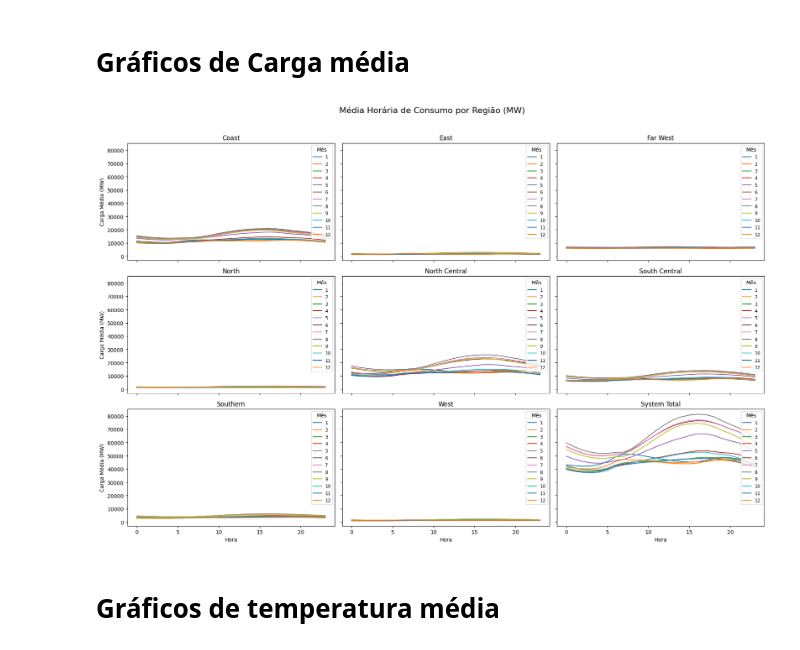
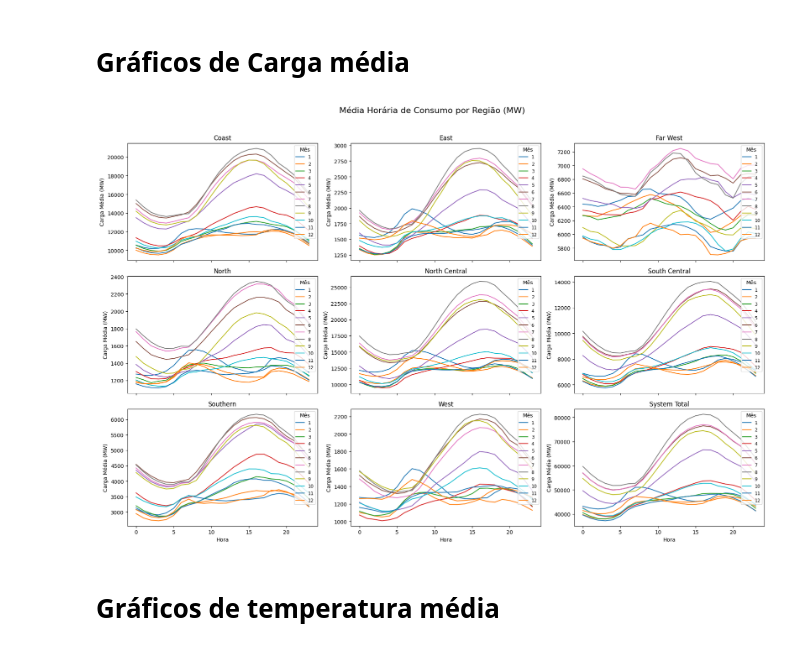
Before and after one commit to jrodrigotico/serena-tcc, a Jupyter notebook: debug_modelo.ipynb, the cells around one changed output. Drawn from its saved outputs; the diff is of its cells as text; code cells hidden in the pictures.

```diff
--- a/debug_modelo.ipynb
+++ b/debug_modelo.ipynb
@@ -107,8 +112,11 @@ df = df[(df['publish_time_utc_carga'].dt.time == hora)]
 # Qual dia da semana
 # %%
 df_dia_semana = df.copy()
-df_dia_semana['dia'] = pd.to_datetime(df_dia_semana['publish_time_utc_carga']).dt.day_name()
-df_dia_semana['ano']= pd.to_datetime(df_dia_semana['publish_time_utc_carga']).dt.year
-df_dia_semana['mes']= pd.to_datetime(df_dia_semana['publish_time_utc_carga']).dt.month
+df_dia_semana['dia'] = pd.to_datetime(df_dia_semana['publish_time_utc_carga'])
+df_dia_semana['dia'] = df_dia_semana['publish_time_utc_carga'].dt.day_name()
+df_dia_semana['ano']= df_dia_semana['publish_time_utc_carga'].dt.year
+df_dia_semana['mes']= df_dia_semana['publish_time_utc_carga'].dt.month
 
 df_dia_semana.replace([np.inf, -np.inf], np.nan, inplace=True)
+df_dia_semana['estacao'] = df_dia_semana['publish_time_utc_carga'].apply(estacao_do_ano)
+df_dia_semana.head()
@@ -123,35 +139,35 @@ regioes = [
 ]
 
 # Configura figura 3x3
-fig, axes = plt.subplots(3, 3, figsize=(18, 12), sharex=True, sharey=True)
+fig, axes = plt.subplots(3, 3, figsize=(18, 12), sharex=True, sharey=False)
 axes = axes.flatten()
 
 # Criar gráfico para cada região
 for i, regiao in enumerate(regioes):
     df_regiao = df_dia_semana.groupby(['mes', 'hour'])[regiao].mean().reset_index()
 
     sns.lineplot(
         data=df_regiao,
         x='hour',
         y=regiao,
         hue='mes',
         palette='tab10',
         ax=axes[i]
     )
 
     # Títulos e estética
     nome_formatado = regiao.replace('_carga', '').replace('_', ' ').title()
     axes[i].set_title(f'{nome_formatado}')
     axes[i].set_xlabel('Hora')
     axes[i].set_ylabel('Carga Média (MW)')
     axes[i].legend(title='Mês', fontsize='small', loc='upper right')
 
 # Ajustes finais
 plt.suptitle('Média Horária de Consumo por Região (MW)', fontsize=16)
 plt.tight_layout(rect=[0, 0, 1, 0.96])
 plt.show()
 # %% [output]
-[figure, old version]
+[figure, new version]
 # %% [markdown]
 # Gráficos de temperatura média
 # %%
```
Also changed, not shown: parts of 17 cells of this notebook, 3 other files.
